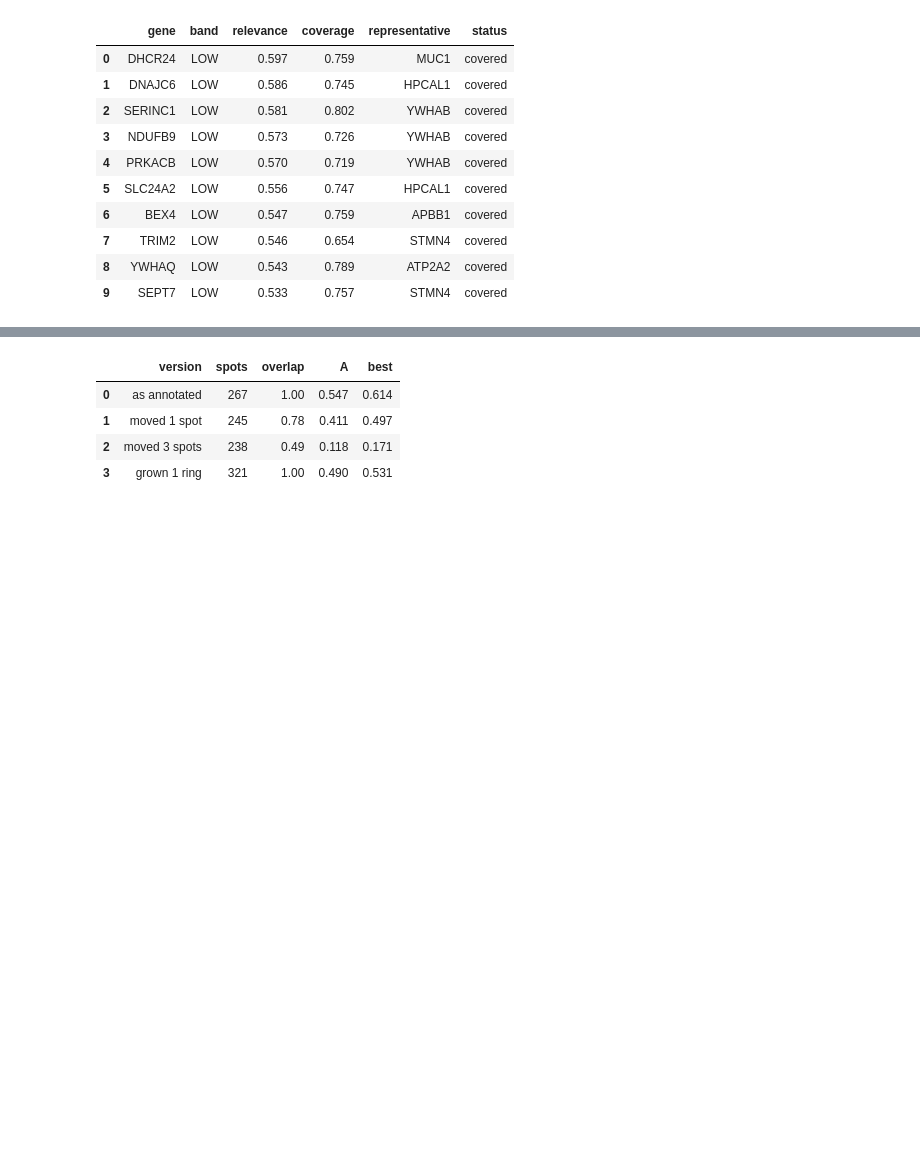
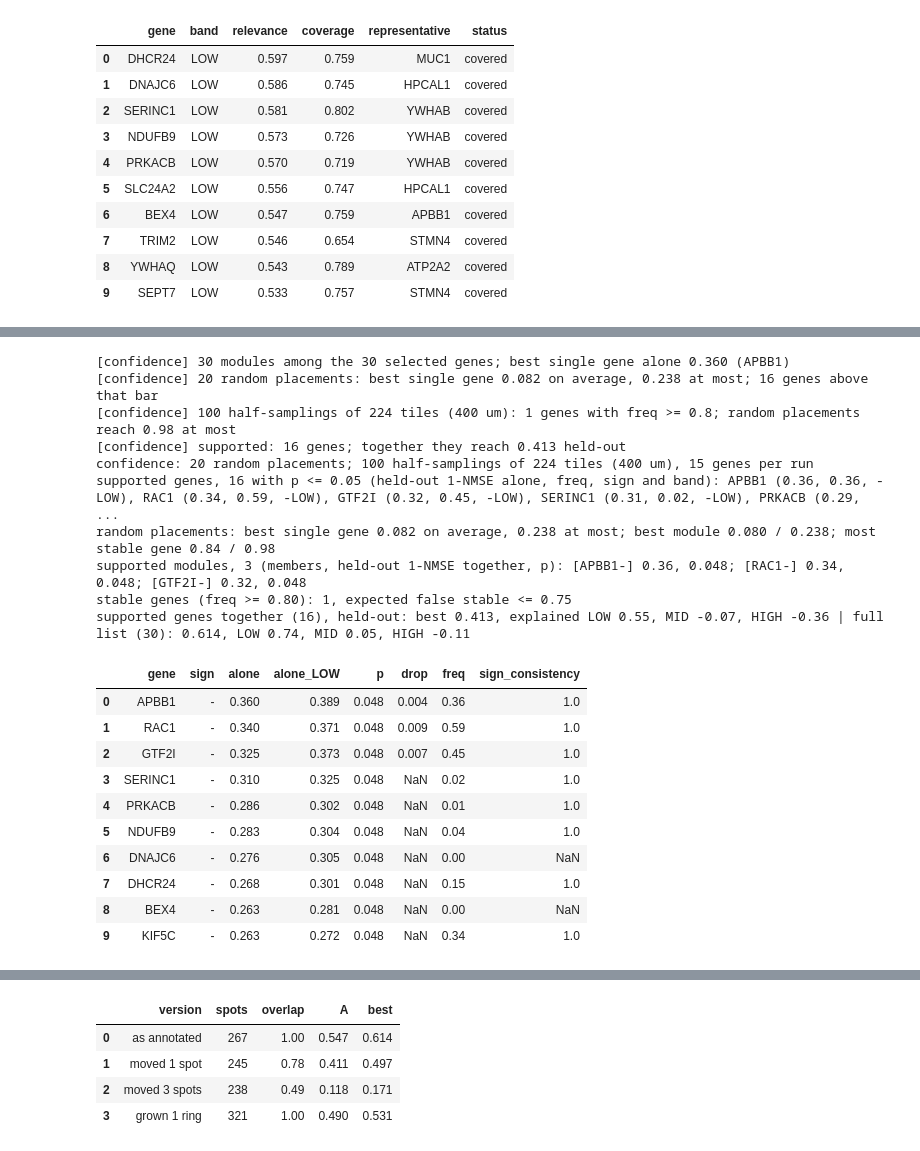
Before and after one commit to BMEngineeR/scalematch, a Jupyter notebook: tutorials/01_region_visium_dlpfc.ipynb, the cells around one changed output, grey strips where cells are left out. Saved outputs shown, nothing was run; the diff lists cells and outputs as text; code cells hidden in the pictures; blank space fills up the shorter version.

```diff
--- a/tutorials/01_region_visium_dlpfc.ipynb
+++ b/tutorials/01_region_visium_dlpfc.ipynb
@@ -115,0 +120,26 @@ m[m.status == "covered"].head(10).round(3)
+# %%
+conf = sm.confidence(res, seed=0)
+print(conf.summary())
+conf.table.head(10)[["gene", "sign", "alone", "alone_LOW", "p", "drop", "freq", "sign_consistency"]].round(3)
+# %% [output]
+[confidence] 30 modules among the 30 selected genes; best single gene alone 0.360 (APBB1)
+[confidence] 20 random placements: best single gene 0.082 on average, 0.238 at most; 16 genes above that bar
+[confidence] 100 half-samplings of 224 tiles (400 um): 1 genes with freq >= 0.8; random placements reach 0.98 at most
+[confidence] supported: 16 genes; together they reach 0.413 held-out
+confidence: 20 random placements; 100 half-samplings of 224 tiles (400 um), 15 genes per run
+supported genes, 16 with p <= 0.05 (held-out 1-NMSE alone, freq, sign and band): APBB1 (0.36, 0.36, -LOW), RAC1 (0.34, 0.59, -LOW), GTF2I (0.32, 0.45, -LOW), SERINC1 (0.31, 0.02, -LOW), PRKACB (0.29,  ...
+random placements: best single gene 0.082 on average, 0.238 at most; best module 0.080 / 0.238; most stable gene 0.84 / 0.98
+supported modules, 3 (members, held-out 1-NMSE together, p): [APBB1-] 0.36, 0.048; [RAC1-] 0.34, 0.048; [GTF2I-] 0.32, 0.048
+stable genes (freq >= 0.80): 1, expected false stable <= 0.75
+supported genes together (16), held-out: best 0.413, explained LOW 0.55, MID -0.07, HIGH -0.36 | full list (30): 0.614, LOW 0.74, MID 0.05, HIGH -0.11
+|  | gene | sign | alone | alone_LOW | p | drop | freq | sign_consistency |
+| 0 | APBB1 | - | 0.360 | 0.389 | 0.048 | 0.004 | 0.36 | 1.0 |
+| 1 | RAC1 | - | 0.340 | 0.371 | 0.048 | 0.009 | 0.59 | 1.0 |
+| 2 | GTF2I | - | 0.325 | 0.373 | 0.048 | 0.007 | 0.45 | 1.0 |
+| 3 | SERINC1 | - | 0.310 | 0.325 | 0.048 | NaN | 0.02 | 1.0 |
+| 4 | PRKACB | - | 0.286 | 0.302 | 0.048 | NaN | 0.01 | 1.0 |
+| 5 | NDUFB9 | - | 0.283 | 0.304 | 0.048 | NaN | 0.04 | 1.0 |
+| 6 | DNAJC6 | - | 0.276 | 0.305 | 0.048 | NaN | 0.00 | NaN |
+| 7 | DHCR24 | - | 0.268 | 0.301 | 0.048 | NaN | 0.15 | 1.0 |
+| 8 | BEX4 | - | 0.263 | 0.281 | 0.048 | NaN | 0.00 | NaN |
+| 9 | KIF5C | - | 0.263 | 0.272 | 0.048 | NaN | 0.34 | 1.0 |
```
Also changed, not shown: parts of 5 cells of this notebook, 9 other files.
